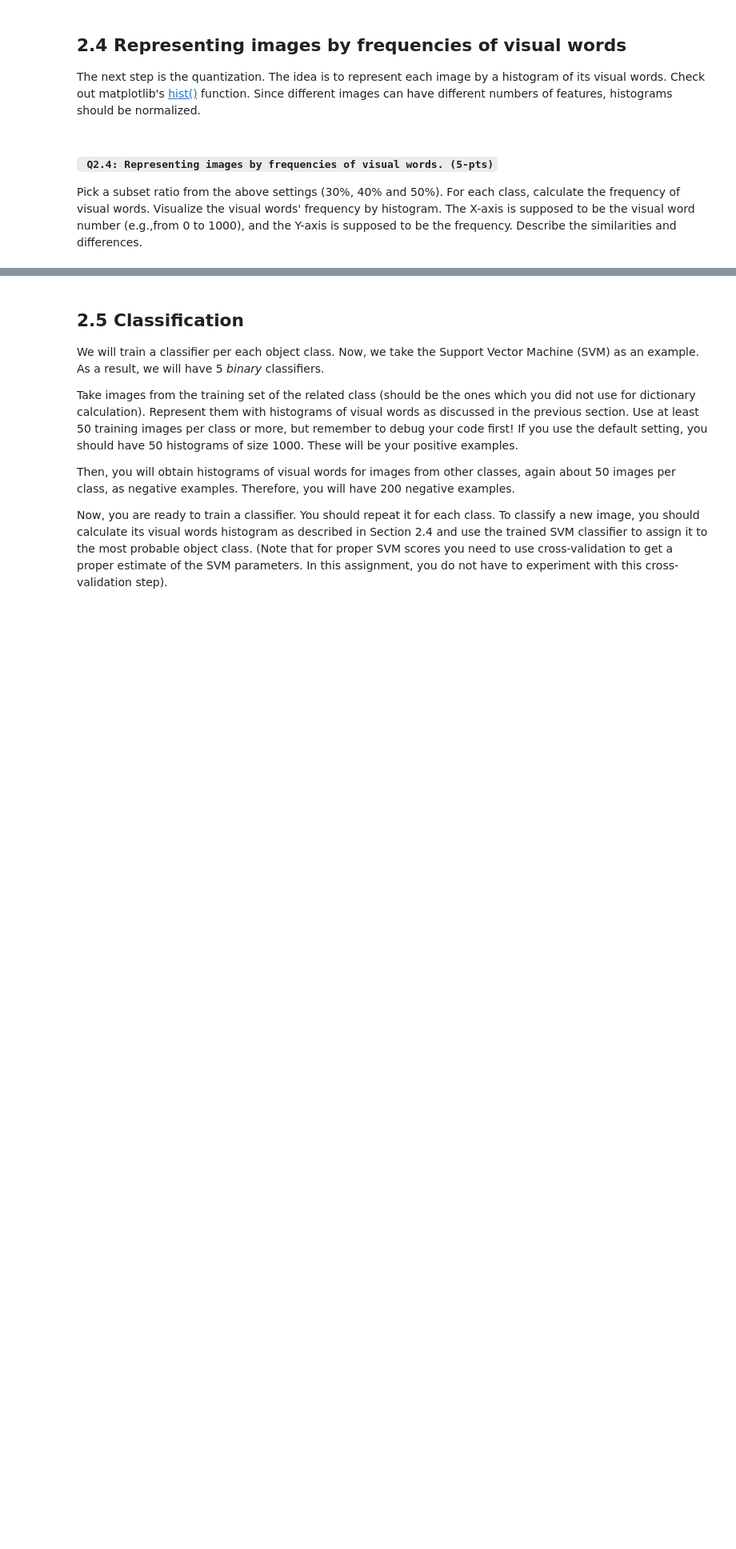
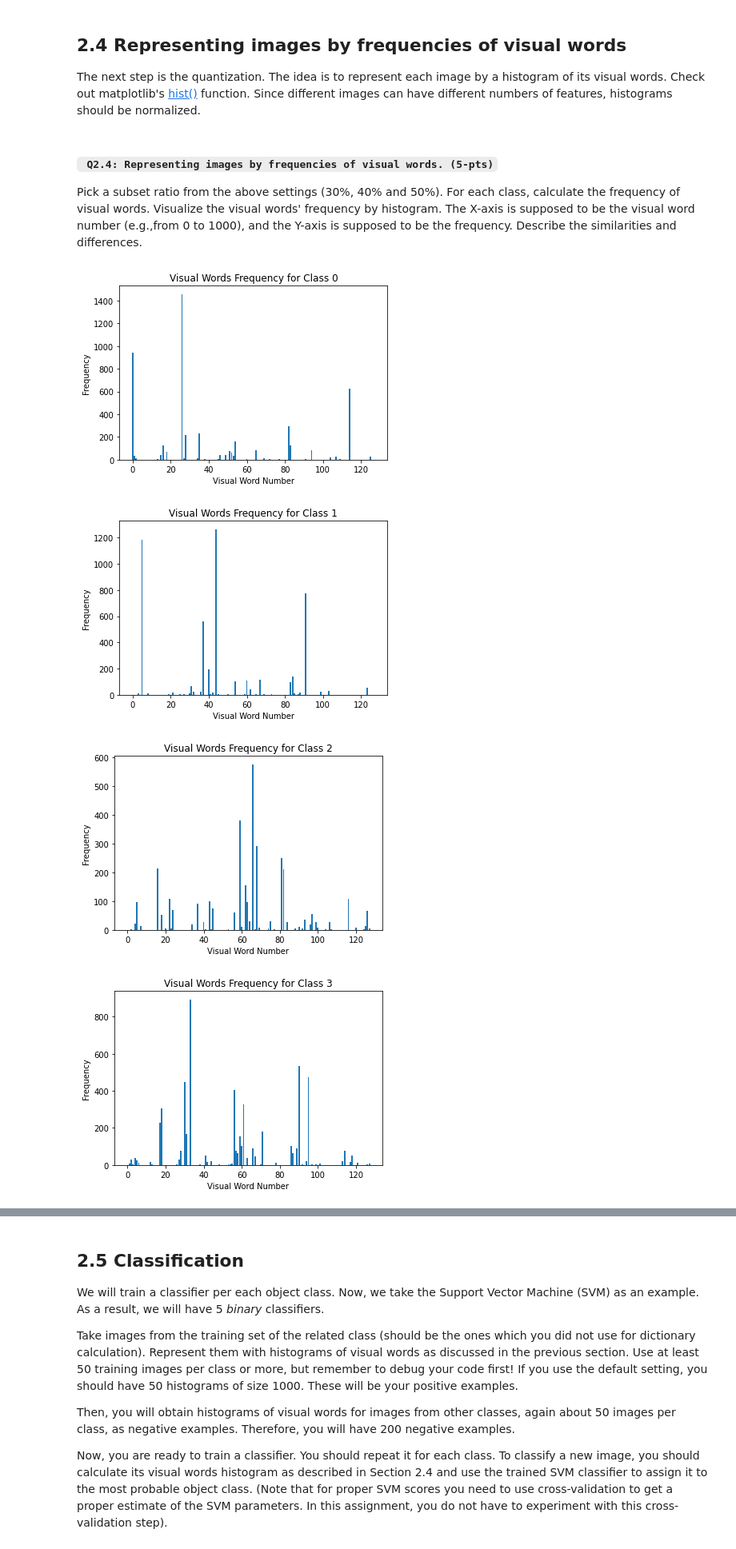
Before and after one commit to richtervanemmerik/CV1-Final-Lab, a Jupyter notebook: CV1 Final Lab Pt1.ipynb, the cells around one changed output, grey strips where cells are left out. Shown at 80% size. Drawn from its saved outputs; the diff is of its cells as text; code cells hidden in the pictures; blank space fills up the shorter version.

```diff
--- a/CV1 Final Lab Pt1.ipynb
+++ b/CV1 Final Lab Pt1.ipynb
@@ -158,3 +269,15 @@ Once we have a visual vocabulary, we can represent each image as a collection of
+# %%
+######################
+# YOUR CODE HERE
+######################
+from sklearn.neighbors import NearestNeighbors
+def assign_to_visual_word(visual_dictionary, descriptors):
+
+    nn = NearestNeighbors(n_neighbors=1)
+    nn.fit(visual_dictionary)
+    distances, indices = nn.kneighbors(descriptors)
+    return indices
+indices_of_nearest_visual_word = assign_to_visual_word(visual_dictionary, descriptors)
 # %% [markdown]
 ## **2.4 Representing images by frequencies of visual words**
 
@@ -169,0 +289,37 @@ Pick a subset ratio from the above settings (30%, 40% and 50%). For each class,
+# %%
+################################
+# YOUR CODE HERE
+################################
+training_label = training_label[:1500]
+num_visual_words = 128
+
+class_frequencies = []
+for class_label in np.unique(training_label):
+    class_indices = np.where(training_label == class_label)[0]
+    class_images = training_data[class_indices]
+    subset_class_images = create_subset(class_images)
+    class_descriptors = exctract_descriptors(class_images)
+
+    kmeans = kmeanss(class_descriptors)
+    remaining_images = take_remaining_images(subset_class_images, class_images)
+
+    visual_dictionaries = visual_dictionary(remaining_images, kmeans)
+    visual_word_indices = assign_to_visual_word(visual_dictionaries, descriptors)
+
+    class_histogram, _ = np.histogram(visual_word_indices, bins=range(num_visual_words+1))
+    class_frequencies.append(class_histogram)
+
+class_frequencies = np.array(class_frequencies)
+
+for i, class_frequency in enumerate(class_frequencies):
+    plt.figure()
+    plt.bar(range(num_visual_words), class_frequency)
+    plt.xlabel('Visual Word Number')
+    plt.ylabel('Frequency')
+    plt.title(f'Visual Words Frequency for Class {i}')
+    plt.show()
+# %% [output]
+[figure, added]
+[figure, added]
+[figure, added]
+[figure, added]
```
Also changed, not shown: parts of 14 cells of this notebook.
